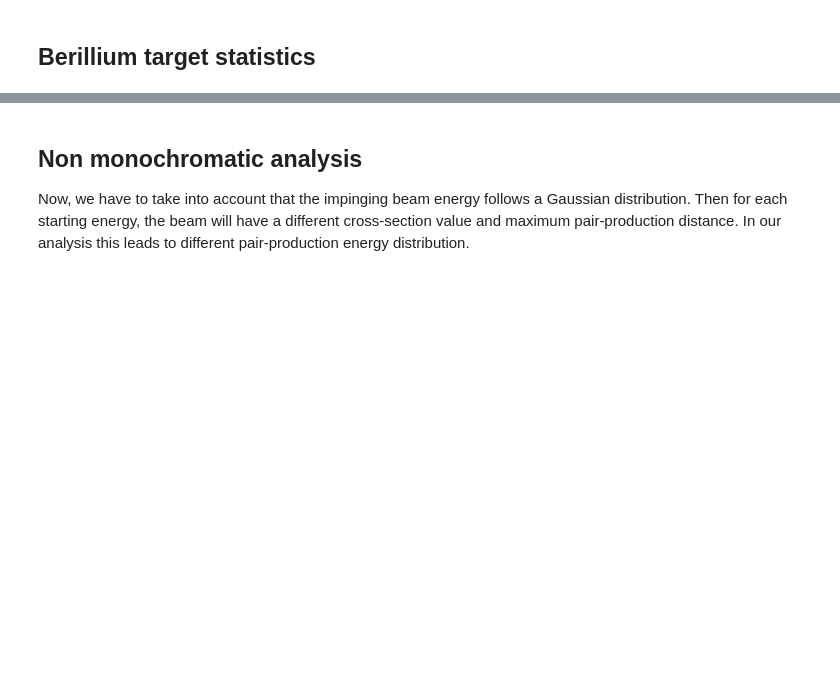
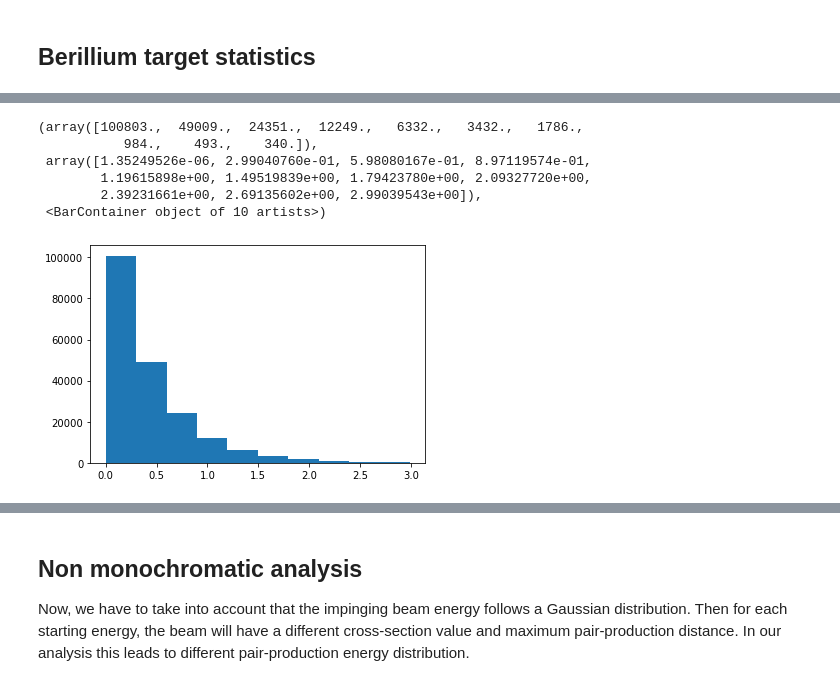
Before and after one commit to PhysicsOfData/LCP_projects_Y3, a Jupyter notebook: Project.ipynb, the cells around one changed output, grey strips where cells are left out. Cells and saved outputs as stored; diff of their text form; code cells hidden in the pictures; blank space fills up the shorter version.

```diff
--- a/Project.ipynb
+++ b/Project.ipynb
@@ -541,2 +579,19 @@ energies_berms = energies_berms[energies_berms > 4 * m_muon**2]
+# %%
+# plt.hist(pts[check < sigma_bremss(pts,E_0)])
+# plt.hist(np.array(pepo).reshape(-1))
+# plt.show()
+pepo = np.asarray(pepo)
+pepo.ravel()
+plt.hist(pepo)
+
+#for i in pepo: print(i)
+# %% [output]
+(array([100803.,  49009.,  24351.,  12249.,   6332.,   3432.,   1786.,
+           984.,    493.,    340.]),
+ array([1.35249526e-06, 2.99040760e-01, 5.98080167e-01, 8.97119574e-01,
+        1.19615898e+00, 1.49519839e+00, 1.79423780e+00, 2.09327720e+00,
+        2.39231661e+00, 2.69135602e+00, 2.99039543e+00]),
+ <BarContainer object of 10 artists>)
+[figure, added]
 # %%
 #accept-reject: angles
```
Also changed, not shown: parts of 20 cells of this notebook.
